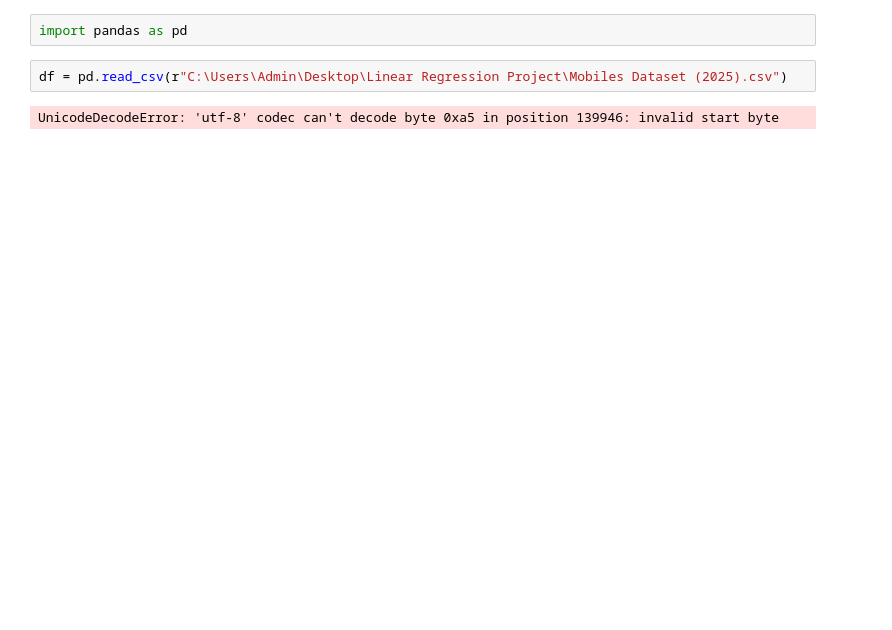
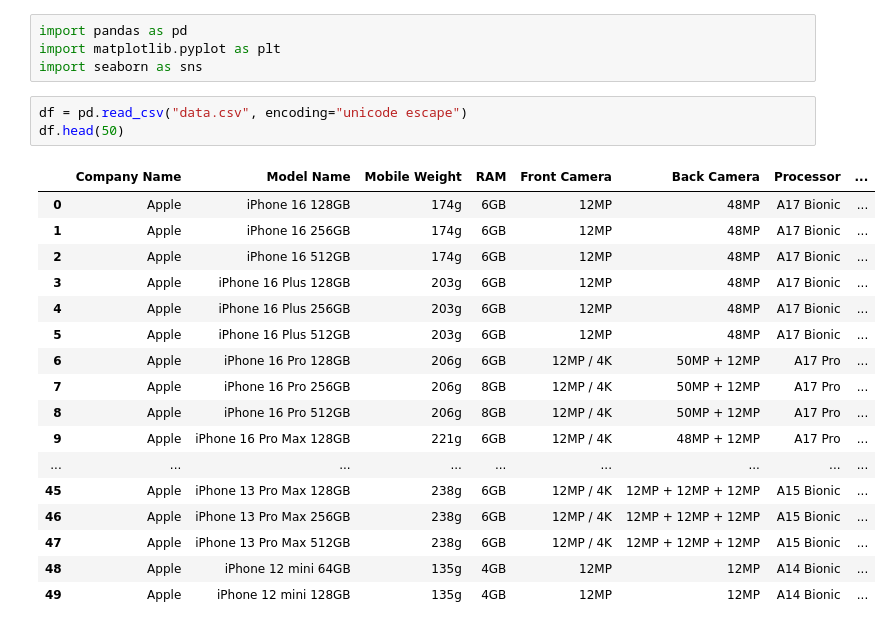
Before and after one commit to AhmedDoesECE/linear-regression-project, a Jupyter notebook: Linear Regression Project.ipynb, the cells around one changed output. Drawn from its saved outputs; the diff is of its cells as text; blank space fills up the shorter version.

Commit message:
Project

```diff
--- a/Linear Regression Project.ipynb
+++ b/Linear Regression Project.ipynb
@@ -1,6 +1,25 @@
 # %%
 import pandas as pd
+import matplotlib.pyplot as plt
+import seaborn as sns
-# %%
-df = pd.read_csv(r"C:\Users\Admin\Desktop\Linear Regression Project\Mobiles Dataset (2025).csv")
-# %% [output]
-UnicodeDecodeError: 'utf-8' codec can't decode byte 0xa5 in position 139946: invalid start byte
+# %%
+df = pd.read_csv("data.csv", encoding="unicode escape")
+df.head(50)
+# %% [output]
+|  | Company Name | Model Name | Mobile Weight | RAM | Front Camera | Back Camera | Processor | ... |
+| 0 | Apple | iPhone 16 128GB | 174g | 6GB | 12MP | 48MP | A17 Bionic | ... |
+| 1 | Apple | iPhone 16 256GB | 174g | 6GB | 12MP | 48MP | A17 Bionic | ... |
+| 2 | Apple | iPhone 16 512GB | 174g | 6GB | 12MP | 48MP | A17 Bionic | ... |
+| 3 | Apple | iPhone 16 Plus 128GB | 203g | 6GB | 12MP | 48MP | A17 Bionic | ... |
+| 4 | Apple | iPhone 16 Plus 256GB | 203g | 6GB | 12MP | 48MP | A17 Bionic | ... |
+| 5 | Apple | iPhone 16 Plus 512GB | 203g | 6GB | 12MP | 48MP | A17 Bionic | ... |
+| 6 | Apple | iPhone 16 Pro 128GB | 206g | 6GB | 12MP / 4K | 50MP + 12MP | A17 Pro | ... |
+| 7 | Apple | iPhone 16 Pro 256GB | 206g | 8GB | 12MP / 4K | 50MP + 12MP | A17 Pro | ... |
+| 8 | Apple | iPhone 16 Pro 512GB | 206g | 8GB | 12MP / 4K | 50MP + 12MP | A17 Pro | ... |
+| 9 | Apple | iPhone 16 Pro Max 128GB | 221g | 6GB | 12MP / 4K | 48MP + 12MP | A17 Pro | ... |
+| ... | ... | ... | ... | ... | ... | ... | ... | ... |
+| 45 | Apple | iPhone 13 Pro Max 128GB | 238g | 6GB | 12MP / 4K | 12MP + 12MP + 12MP | A15 Bionic | ... |
+| 46 | Apple | iPhone 13 Pro Max 256GB | 238g | 6GB | 12MP / 4K | 12MP + 12MP + 12MP | A15 Bionic | ... |
+| 47 | Apple | iPhone 13 Pro Max 512GB | 238g | 6GB | 12MP / 4K | 12MP + 12MP + 12MP | A15 Bionic | ... |
+| 48 | Apple | iPhone 12 mini 64GB | 135g | 4GB | 12MP | 12MP | A14 Bionic | ... |
+| 49 | Apple | iPhone 12 mini 128GB | 135g | 4GB | 12MP | 12MP | A14 Bionic | ... |
```
Also changed, not shown: 1 other file.
